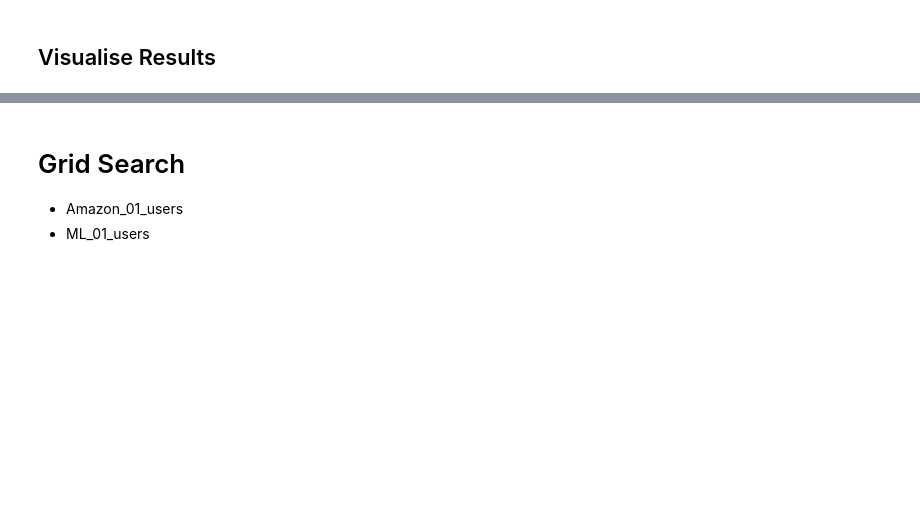
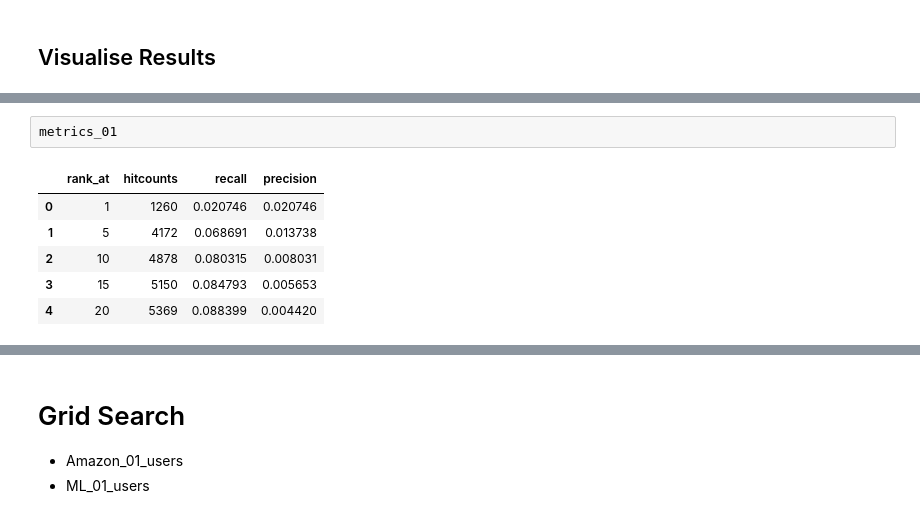
Before and after one commit to ROpdam/recommender_comparison, a Jupyter notebook: BPR.ipynb, the cells around one changed output, grey strips where cells are left out. Drawn from its saved outputs; the diff is of its cells as text; blank space fills up the shorter version.

```diff
--- a/BPR.ipynb
+++ b/BPR.ipynb
@@ -167,3 +186,12 @@ metrics
+# %%
+metrics_01
+# %% [output]
+|  | rank_at | hitcounts | recall | precision |
+| 0 | 1 | 1260 | 0.020746 | 0.020746 |
+| 1 | 5 | 4172 | 0.068691 | 0.013738 |
+| 2 | 10 | 4878 | 0.080315 | 0.008031 |
+| 3 | 15 | 5150 | 0.084793 | 0.005653 |
+| 4 | 20 | 5369 | 0.088399 | 0.004420 |
 # %%
 plt.plot(metrics['rank_at'], metrics['precision'])
 plt.xlabel('Rank')
```
Also changed, not shown: parts of 18 cells of this notebook.
